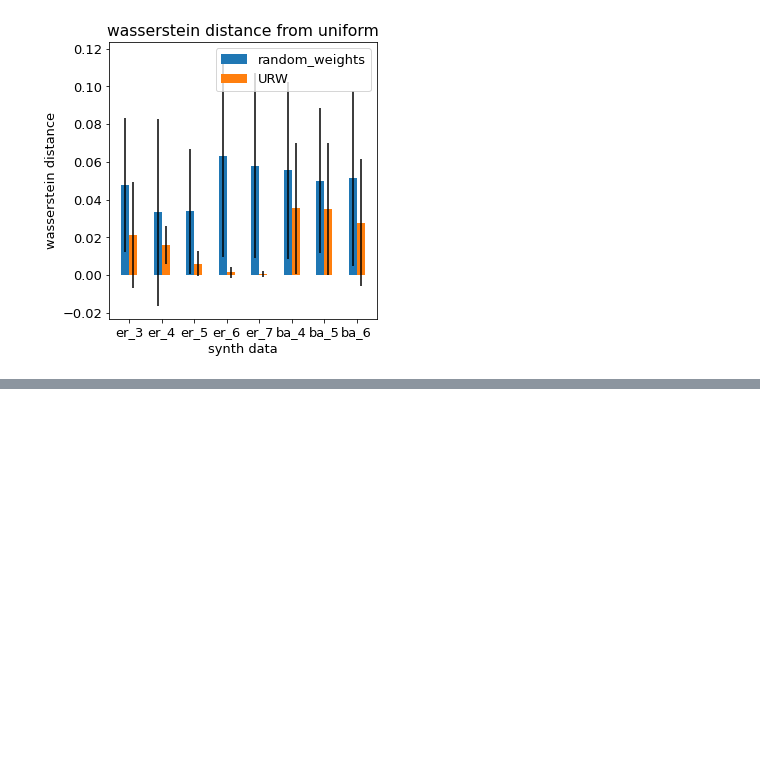
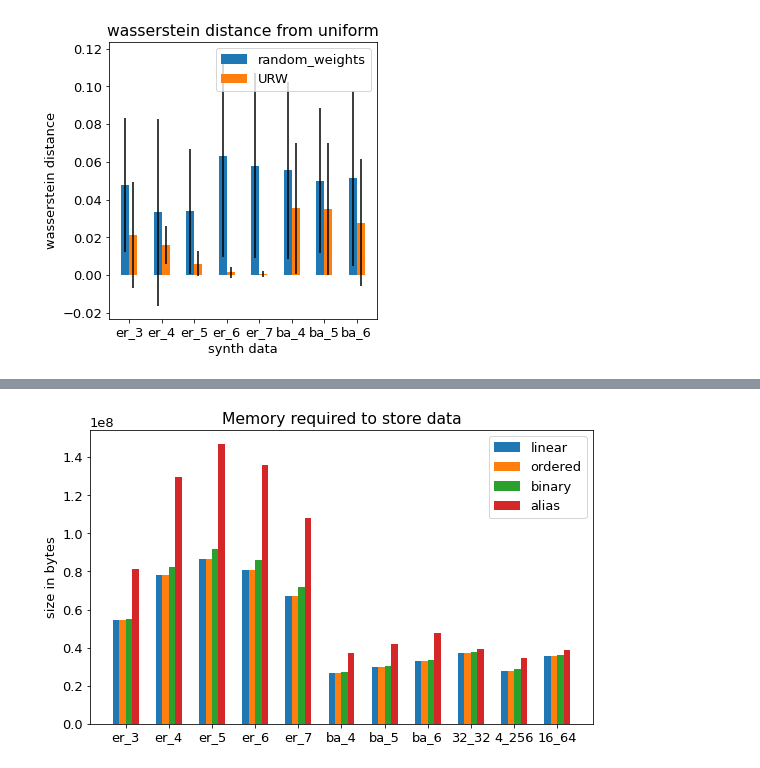
Before and after one commit to simon-dreyer/Shortest_path_sampling, a Jupyter notebook: src/syth_databases.ipynb, the cells around one changed output, grey strips where cells are left out. Saved outputs shown, nothing was run; the diff lists cells and outputs as text; code cells hidden in the pictures; blank space fills up the shorter version.

```diff
--- a/src/syth_databases.ipynb
+++ b/src/syth_databases.ipynb
@@ -579,7 +495,7 @@ for x in l:
         break
     for e in ll:
         for alg in algos:
-            file =  x[0]+ "_" + str(nb_nodes) + "_" + repr(i) + "_" + "b-unrank" + "/"+ e[0] + ".edges"
+            file =  x[0]+ "_" + str(nb_nodes) + "_" + repr(i) + "_" + "linear" + "/"+ e[0] + ".edges"
             dag = nx.read_edgelist(folder_path + "/" + file, create_using=nx.DiGraph, data=False)
             sl = list(map(lambda x:tuple(x), nx.all_shortest_paths(g, source=e[0], target=e[1])))
             print("nb shortest", len(sl))
@@ -634,7 +550,7 @@ for x in l:
             print("problem pair sampling")
             break
         e = ll[0]
-        file =  x[0]+ "_" + str(nb_nodes) + "_" + repr(i) + "_" + "b-unrank" + "/"+ e[0] + ".edges"
+        file =  x[0]+ "_" + str(nb_nodes) + "_" + repr(i) + "_" + "linear" + "/"+ e[0] + ".edges"
         dag = nx.read_edgelist(folder_path + "/" + file, create_using=nx.DiGraph, data=False)
         sl = list(map(lambda x:tuple(x), nx.all_shortest_paths(g, source=e[0], target=e[1])))
         print("nb shortest", len(sl))
@@ -675,3 +591,28 @@ data = {name(i):  { e: calculate_mean_and_std(d_was_1[i][e])   for e in algos }
 plot_bar_chart(data, "synth data", "wasserstein distance", "wasserstein distance from uniform", "biase_more_one.pdf", dim1 = 5, dim2 = 5, bar_w = 0.25)
 # %% [output]
 [figure]
+# %%
+def get_folder_size(folder_path):
+    total_size = 0
+    for dirpath, dirnames, filenames in os.walk(folder_path):
+        for filename in filenames:
+            file_path = os.path.join(dirpath, filename)
+            if os.path.isfile(file_path):
+                total_size += os.path.getsize(file_path)
+    return total_size
+# %%
+memory = dict()
+algos = ["linear", "ordered", "binary", "alias"]
+#launch bars on pre-computations
+import subprocess
+memory = { i: {alg:[]   for alg in algos}  for i in l }
+for x in l:
+    for alg in algos:
+        file =  x[0] +"_" + str(nb_nodes) + "_" + repr(x[1]) + "_" + alg
+        print("file", file)
+        subprocess.Popen("rm " + folder_path+"/"+file+"/"+"queries*", shell=True,
+                                    stdout=subprocess.PIPE,
+                                    stderr=subprocess.PIPE)
+        subprocess.run(["mv", folder_path+"/"+file+"/"+"pre_time.csv", folder_path+"/"])
+        memory[x][alg] = [get_folder_size(folder_path+"/"+file)]
+        subprocess.run(["mv", folder_path + "/" + "pre_time.csv", folder_path+"/"+file+"/"])
@@ -677,0 +637,7 @@ plot_bar_chart(data, "synth data", "wasserstein distance", "wasserstein distance
+# %%
+data = {name(i):  { e: calculate_mean_and_std(memory[i][e])   for e in algos }  for i in l}
+save_dic(data,"memory_synth")
+
+plot_bar_chart(data, "", "size in bytes", "Memory required to store data", "memory_real.pdf",  bar_w = 0.15)
+# %% [output]
+[figure, added]
```
Also changed, not shown: parts of 11 cells of this notebook, 5 other files.
